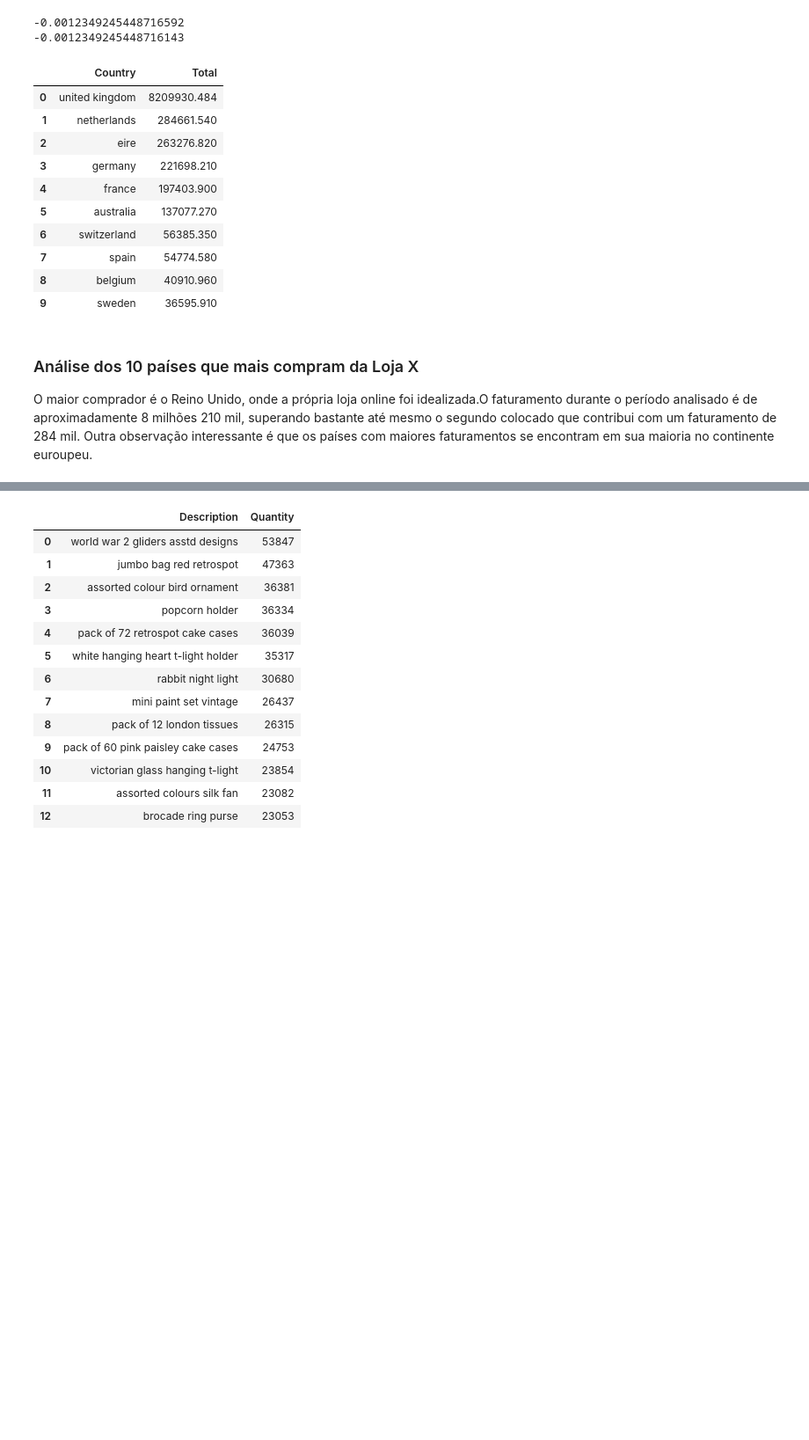
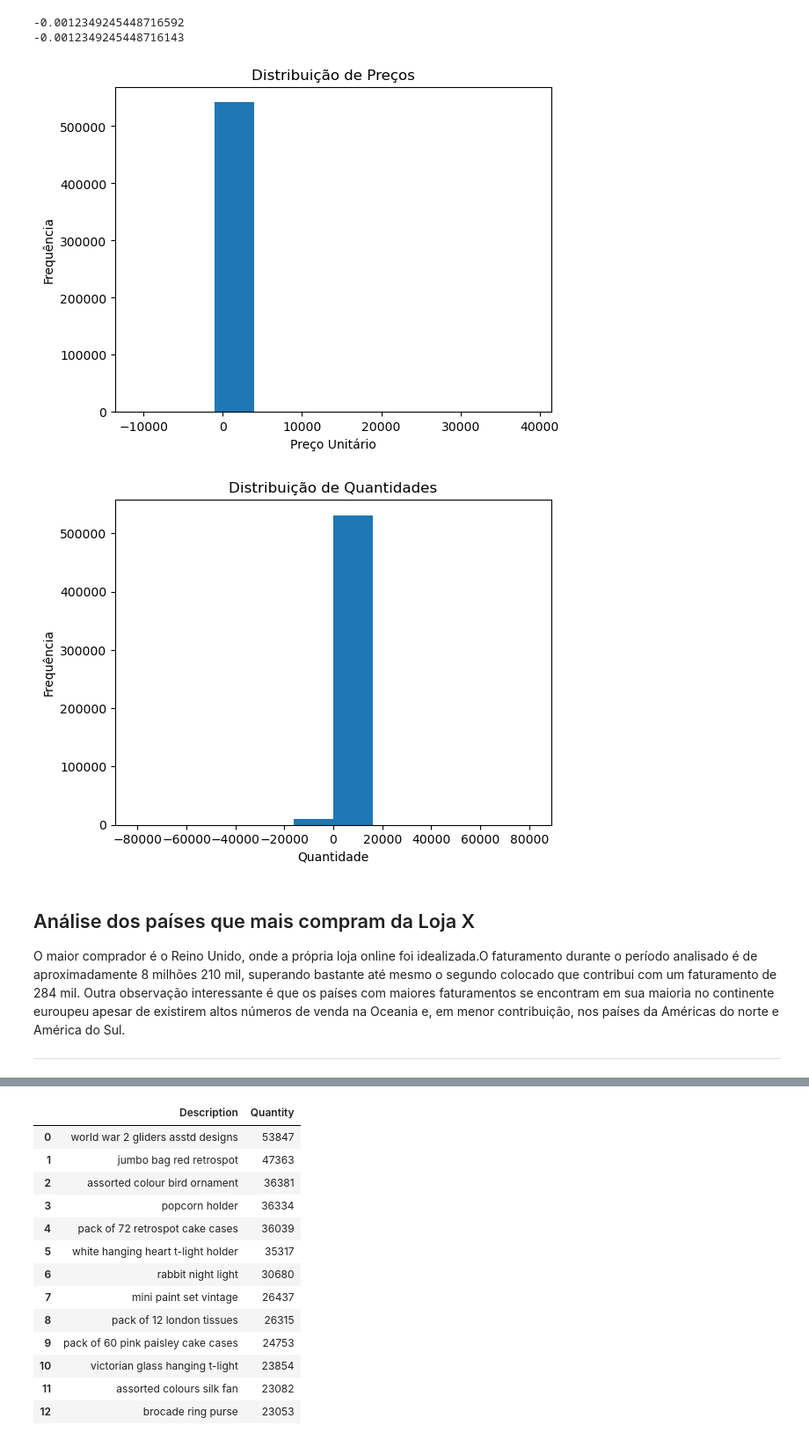
Before and after one commit to pgsouto/GEIA, a Jupyter notebook: project/frst_notebook.ipynb, the cells around one changed output, grey strips where cells are left out. Shown at 88% size. Saved outputs shown, nothing was run; the diff lists cells and outputs as text; code cells hidden in the pictures; blank space fills up the shorter version.

```diff
--- a/project/frst_notebook.ipynb
+++ b/project/frst_notebook.ipynb
@@ -15,7 +15,7 @@ O dataset selecionado contém o registro de dados transacionais durante o perío
 import pandas as pd
 import numpy as np
 
-df_cru = pd.read_csv('data.csv',
+df_cru = pd.read_csv('data/data.csv',
             sep= ',',
             encoding= 'ISO-8859-1',
             parse_dates=['InvoiceDate'],
@@ -211,6 +204,23 @@ print(correlacao(preco_unitario, quantidade))
 # %% [output]
 -0.0012349245448716592
 -0.0012349245448716143
+# %%
+import matplotlib .pyplot as plt
+
+plt.hist(df_cru['UnitPrice'])
+plt.xlabel("Preço Unitário")
+plt.ylabel("Frequência")
+plt.title("Distribuição de Preços")
+plt.show()
+
+plt.hist(df_cru['Quantity'])
+plt.xlabel("Quantidade")
+plt.ylabel("Frequência")
+plt.title("Distribuição de Quantidades")
+plt.show()
+# %% [output]
+[figure, added]
+[figure, added]
 # %%
 df_total_col = df_cru.copy()
 df_total_col = df_total_col[df_total_col['UnitPrice'] > 0]
@@ -229,24 +239,12 @@ df_faturamento_pais = df_total_col.copy()
 df_faturamento_pais = df_faturamento_pais.groupby('Country')['Total'].sum().reset_index()
 
 df_faturamento_ordenado = df_faturamento_pais.sort_values(by = 'Total', axis = 0, ascending = False).reset_index(drop=True)
-
-df_top_10 = df_faturamento_ordenado.head(10)
-df_top_10
-# %% [output]
-|  | Country | Total |
-| 0 | united kingdom | 8209930.484 |
-| 1 | netherlands | 284661.540 |
-| 2 | eire | 263276.820 |
-| 3 | germany | 221698.210 |
-| 4 | france | 197403.900 |
-| 5 | australia | 137077.270 |
-| 6 | switzerland | 56385.350 |
-| 7 | spain | 54774.580 |
-| 8 | belgium | 40910.960 |
-| 9 | sweden | 36595.910 |
 # %% [markdown]
-### Análise dos 10 países que mais compram da Loja X
-O maior comprador é o Reino Unido, onde a própria loja online foi idealizada.O faturamento durante o período analisado é de aproximadamente 8 milhões 210 mil, superando bastante até mesmo o segundo colocado que contribui com um faturamento de 284 mil. Outra observação interessante é que os países com maiores faturamentos se encontram em sua maioria no continente euroupeu.
+
+## Análise dos países que mais compram da Loja X
+O maior comprador é o Reino Unido, onde a própria loja online foi idealizada.O faturamento durante o período analisado é de aproximadamente 8 milhões 210 mil, superando bastante até mesmo o segundo colocado que contribui com um faturamento de 284 mil. Outra observação interessante é que os países com maiores faturamentos se encontram em sua maioria no continente euroupeu apesar de existirem altos números de venda na Oceania e, em menor contribuição, nos países da Américas do norte e América do Sul.
+
+---
 # %%
 import plotly.express as px
 
```
Also changed, not shown: parts of 8 cells of this notebook.
